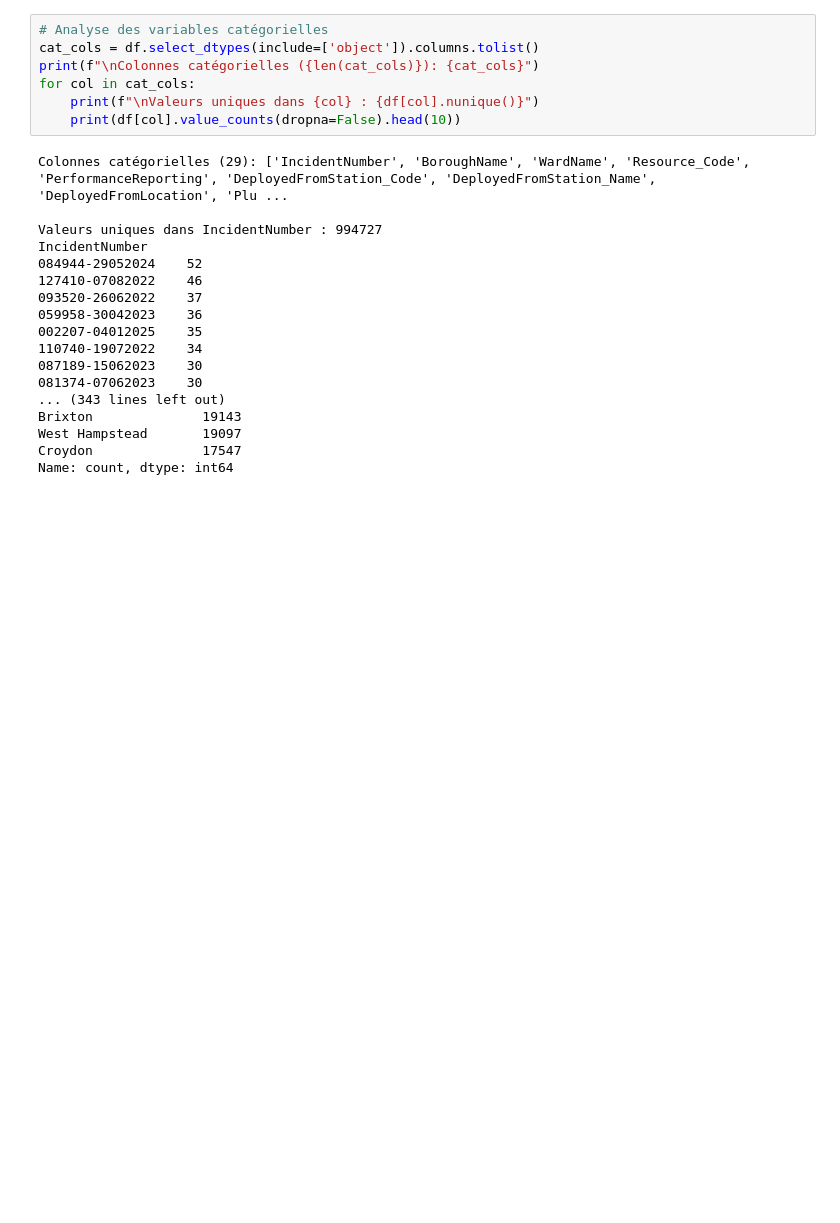
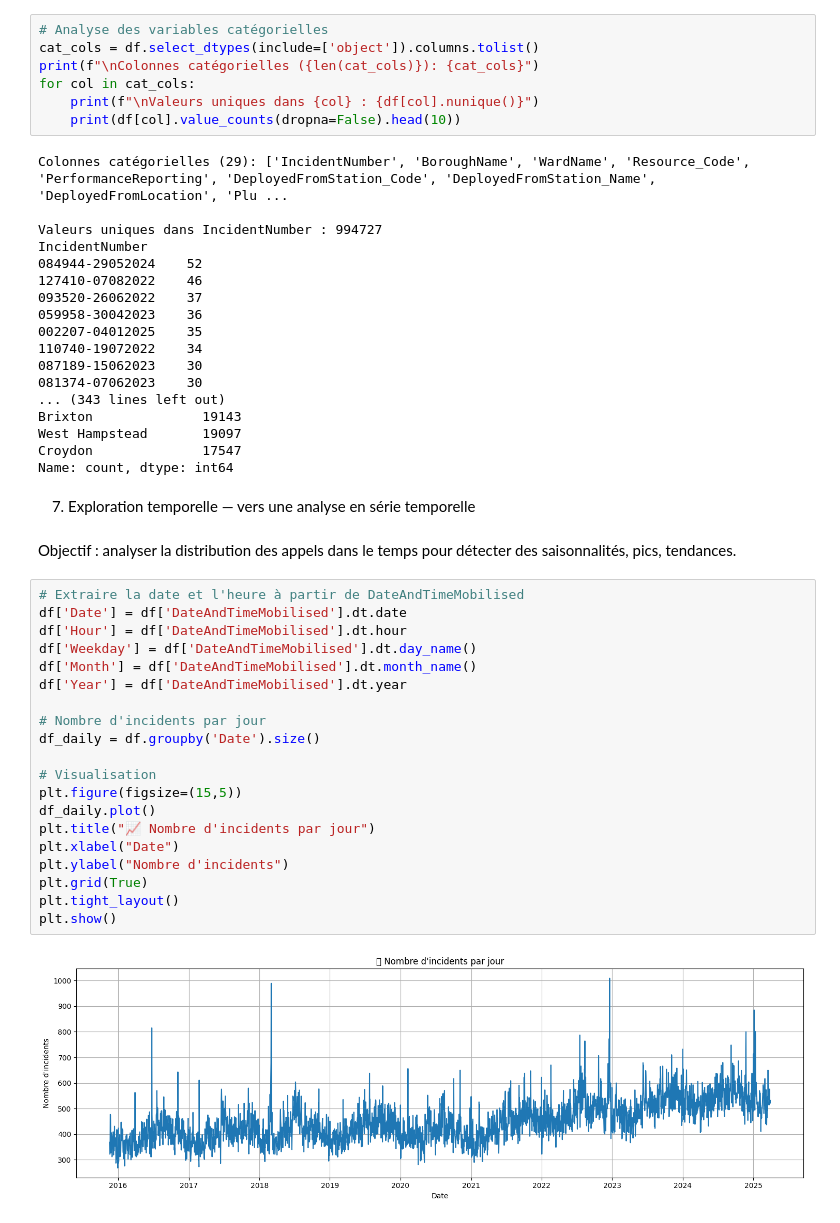
Before and after one commit to Massilia23/london-fire-response, a Jupyter notebook: notebooks/data-exploration.ipynb, the cells around one changed output. Saved outputs shown, nothing was run; the diff lists cells and outputs as text; blank space fills up the shorter version.

Commit message:
exploration du nombre d'incident par jour via la variable numérique DateAndTimeMobilised pour des pistes problématique de serie temporelle

```diff
--- a/notebooks/data-exploration.ipynb
+++ b/notebooks/data-exploration.ipynb
@@ -386,3 +386,29 @@ Brixton              19143
 West Hampstead       19097
 Croydon              17547
 Name: count, dtype: int64
+# %% [markdown]
+7. Exploration temporelle — vers une analyse en série temporelle
+# %% [markdown]
+Objectif : analyser la distribution des appels dans le temps pour détecter des saisonnalités, pics, tendances.
+# %%
+# Extraire la date et l'heure à partir de DateAndTimeMobilised
+df['Date'] = df['DateAndTimeMobilised'].dt.date
+df['Hour'] = df['DateAndTimeMobilised'].dt.hour
+df['Weekday'] = df['DateAndTimeMobilised'].dt.day_name()
+df['Month'] = df['DateAndTimeMobilised'].dt.month_name()
+df['Year'] = df['DateAndTimeMobilised'].dt.year
+
+# Nombre d'incidents par jour
+df_daily = df.groupby('Date').size()
+
+# Visualisation
+plt.figure(figsize=(15,5))
+df_daily.plot()
+plt.title("📈 Nombre d'incidents par jour")
+plt.xlabel("Date")
+plt.ylabel("Nombre d'incidents")
+plt.grid(True)
+plt.tight_layout()
+plt.show()
+# %% [output]
+[figure, added]
```
Also changed, not shown: parts of 1 cell of this notebook.
